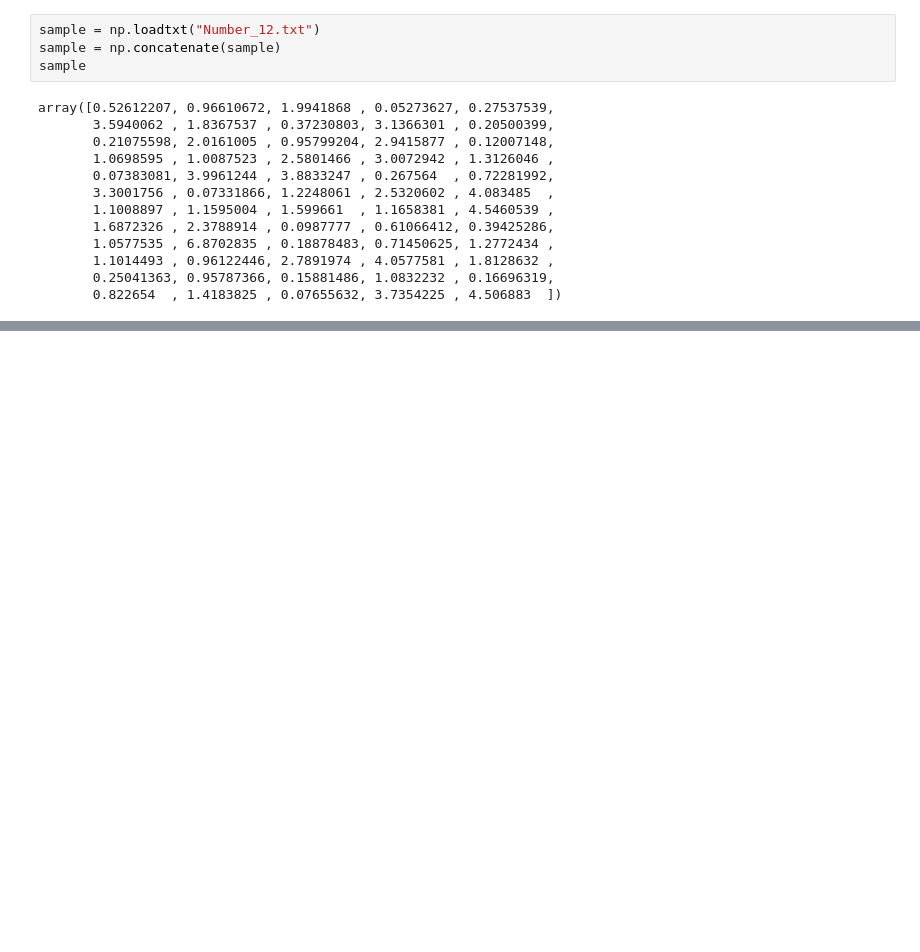
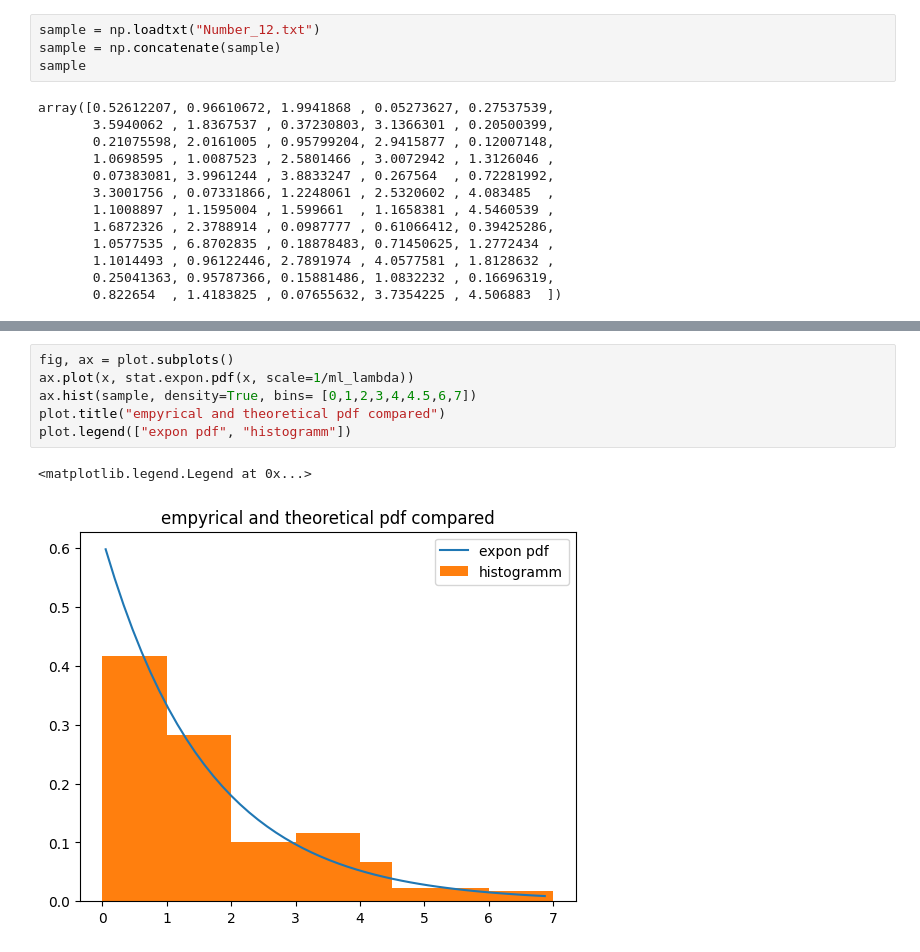
Before and after one commit to AlDente-Noo/Math_Stat_8th_Sem, a Jupyter notebook: Untitled.ipynb, the cells around one changed output, grey strips where cells are left out. Saved outputs shown, nothing was run; the diff lists cells and outputs as text; blank space fills up the shorter version.

```diff
--- a/Untitled.ipynb
+++ b/Untitled.ipynb
@@ -82,0 +166,9 @@ plot.legend(["ecdf", "0.95 interval", "0.90 interval"])
+# %%
+fig, ax = plot.subplots()
+ax.plot(x, stat.expon.pdf(x, scale=1/ml_lambda))
+ax.hist(sample, density=True, bins= [0,1,2,3,4,4.5,6,7])
+plot.title("empyrical and theoretical pdf compared")
+plot.legend(["expon pdf", "histogramm"])
+# %% [output]
+<matplotlib.legend.Legend at 0x...>
+[figure, added]
```
Also changed, not shown: parts of 7 cells of this notebook.
